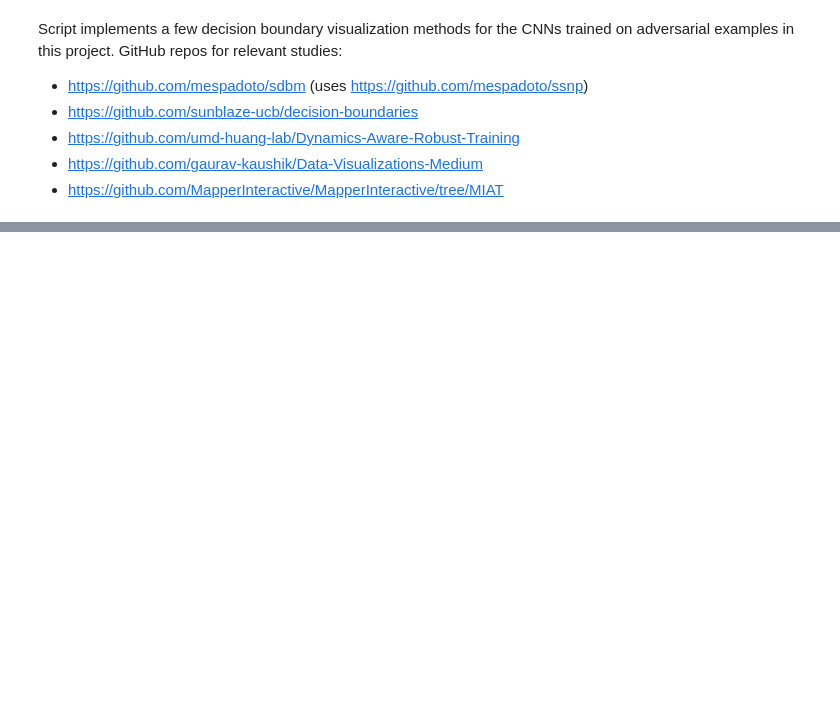
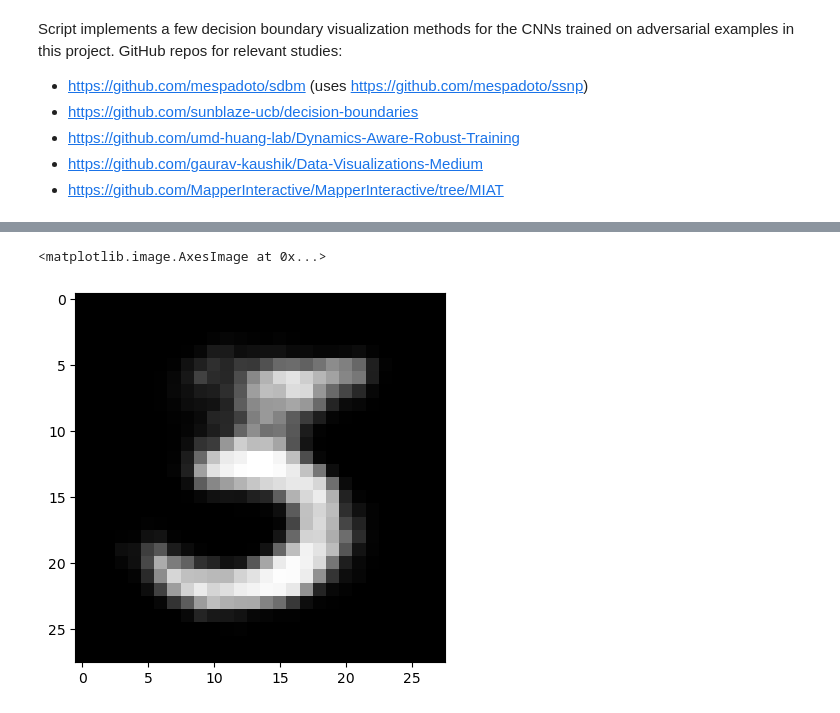
Before and after one commit to cmlavo/OPTML, a Jupyter notebook: project_code/DecisionBoundaries.ipynb, the cells around one changed output, grey strips where cells are left out. Drawn from its saved outputs; the diff is of its cells as text; code cells hidden in the pictures; blank space fills up the shorter version.

```diff
--- a/project_code/DecisionBoundaries.ipynb
+++ b/project_code/DecisionBoundaries.ipynb
@@ -32,0 +198,35 @@ MNIST_classifier.device()
+# %%
+# Create grid
+grid_size = 300
+
+# Project training x data into the 2D space
+x_ssnpgt = ssnpgt.transform(normalized_x)
+
+scaler = MinMaxScaler()
+scaler.fit(x_ssnpgt)
+xmin = np.min(x_ssnpgt[:, 0])
+xmax = np.max(x_ssnpgt[:, 0])
+ymin = np.min(x_ssnpgt[:, 1])
+ymax = np.max(x_ssnpgt[:, 1])
+
+img_grid = np.zeros((grid_size,grid_size))
+prob_grid = np.zeros((grid_size,grid_size))
+
+x_intrvls = np.linspace(xmin, xmax, num=grid_size)
+y_intrvls = np.linspace(ymin, ymax, num=grid_size)
+
+x_grid = np.linspace(0, grid_size-1, num=grid_size)
+y_grid = np.linspace(0, grid_size-1, num=grid_size)
+
+pts = cartesian((x_intrvls, y_intrvls))
+pts_grid = cartesian((x_grid, y_grid))
+pts_grid = pts_grid.astype(int)
+
+# Normalize the real data points to fit the grid
+scaler = MinMaxScaler()
+scaler.fit(x_ssnpgt)
+normalized_x_ssnpgt = scaler.transform(x_ssnpgt)
+normalized_x_ssnpgt = normalized_x_ssnpgt.astype('float32')
+
+normalized_x_ssnpgt *= (grid_size-1)
+normalized_x_ssnpgt = normalized_x_ssnpgt.astype(int)
@@ -32,0 +320,9 @@ MNIST_classifier.device()
+# %%
+#print(image_batch_tensor.shape)
+#print(image_batch_tensor[0].shape)
+#print(x_ssnpgt.shape)
+
+plt.imshow(image_batch_tensor[0].squeeze().cpu(), cmap='gray')
+# %% [output]
+<matplotlib.image.AxesImage at 0x...>
+[figure, added]
```
Also changed, not shown: parts of 11 cells of this notebook, 6 other files.
